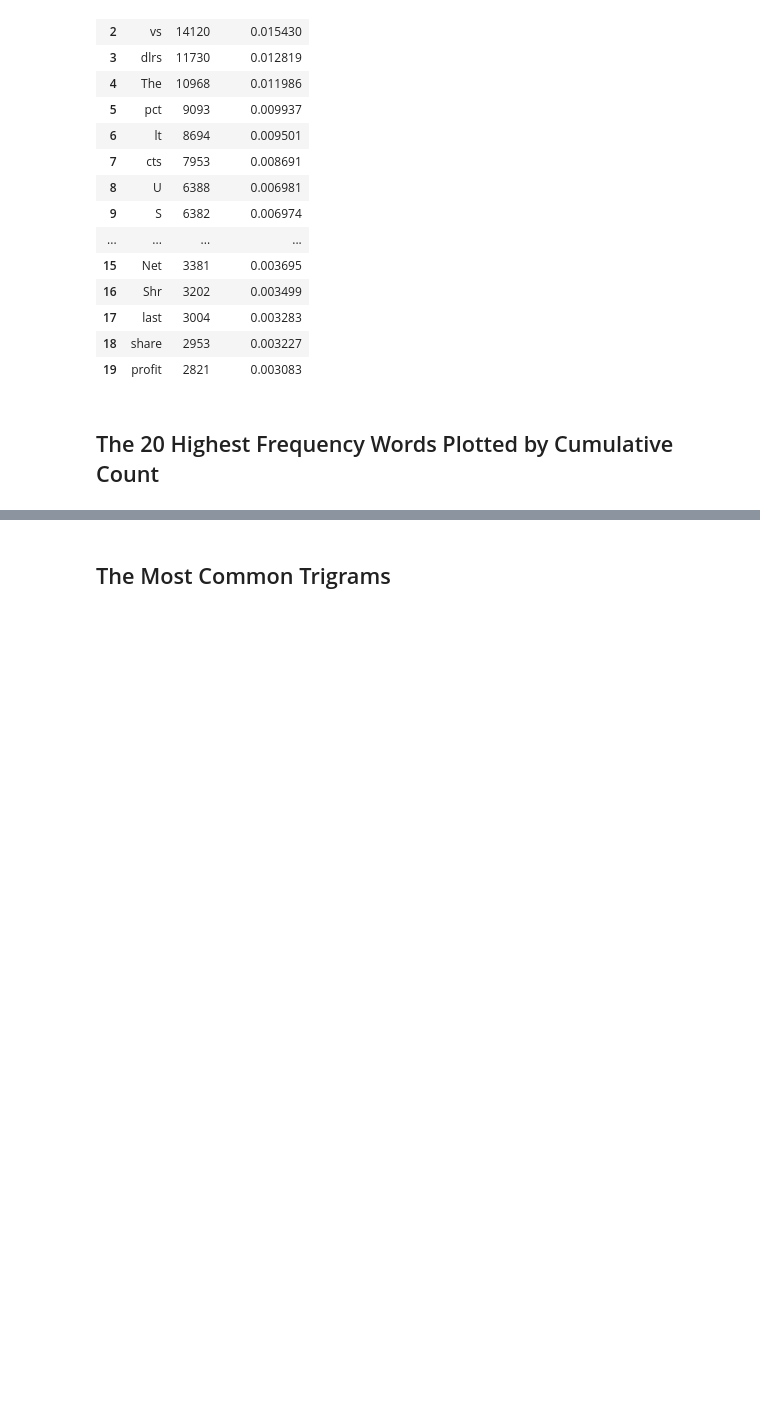
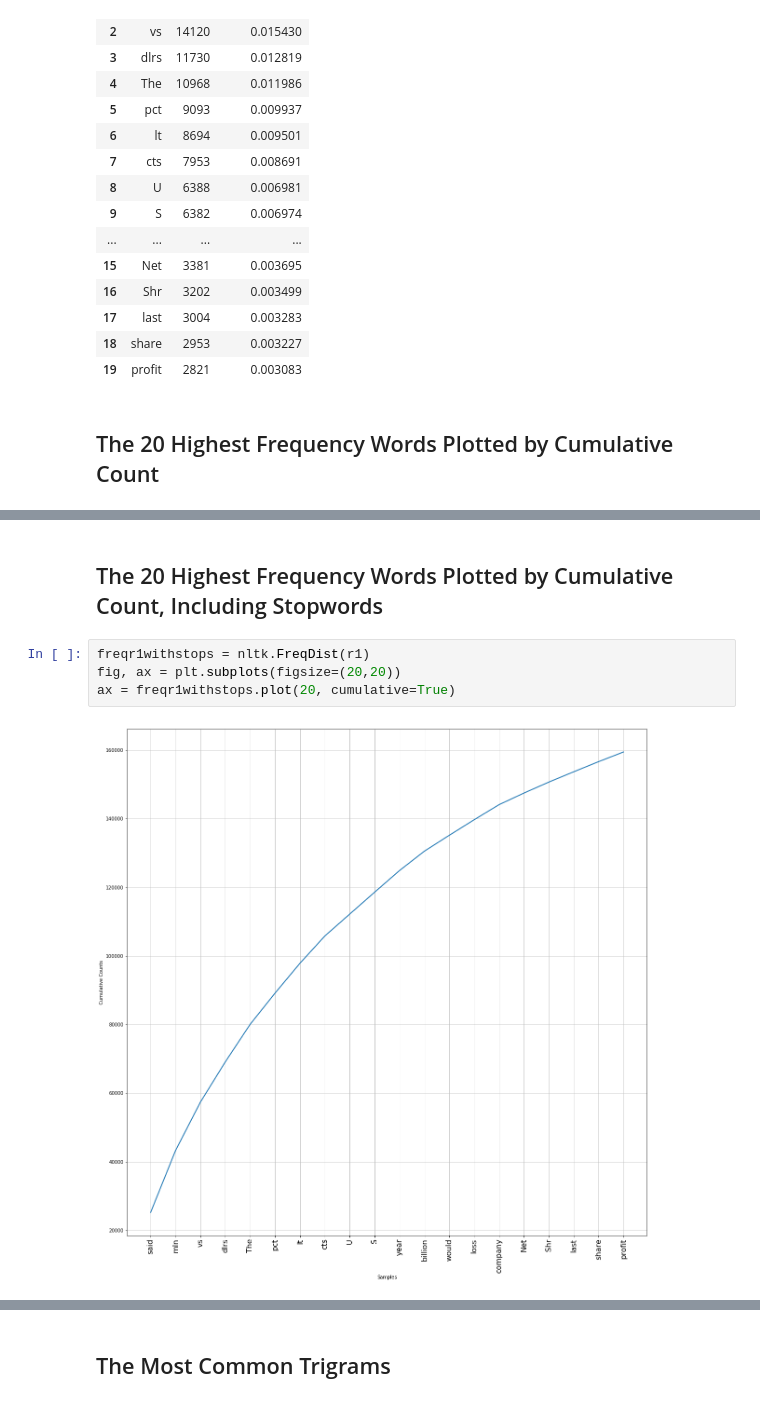
Before and after one commit to spsstudent15/2017-02-620-WebAnalytics, a Jupyter notebook: Week4-HighFreqWords.ipynb, the cells around one changed output, grey strips where cells are left out. Saved outputs shown, nothing was run; the diff lists cells and outputs as text; blank space fills up the shorter version.

```diff
--- a/Week4-HighFreqWords.ipynb
+++ b/Week4-HighFreqWords.ipynb
@@ -151,0 +162,8 @@ ax = freqr1.plot(20, cumulative=True)
+# %% [markdown]
+## The 20 Highest Frequency Words Plotted by Cumulative Count, Including Stopwords
+# %%
+freqr1withstops = nltk.FreqDist(r1)
+fig, ax = plt.subplots(figsize=(20,20))
+ax = freqr1withstops.plot(20, cumulative=True)
+# %% [output]
+[figure, added]
```
Also changed, not shown: parts of 17 cells of this notebook.
